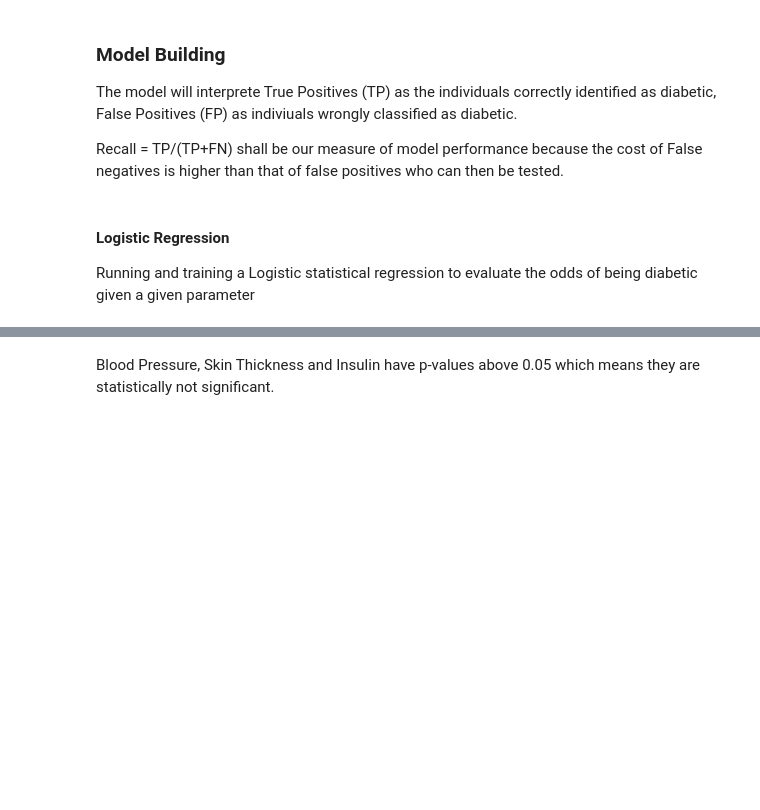
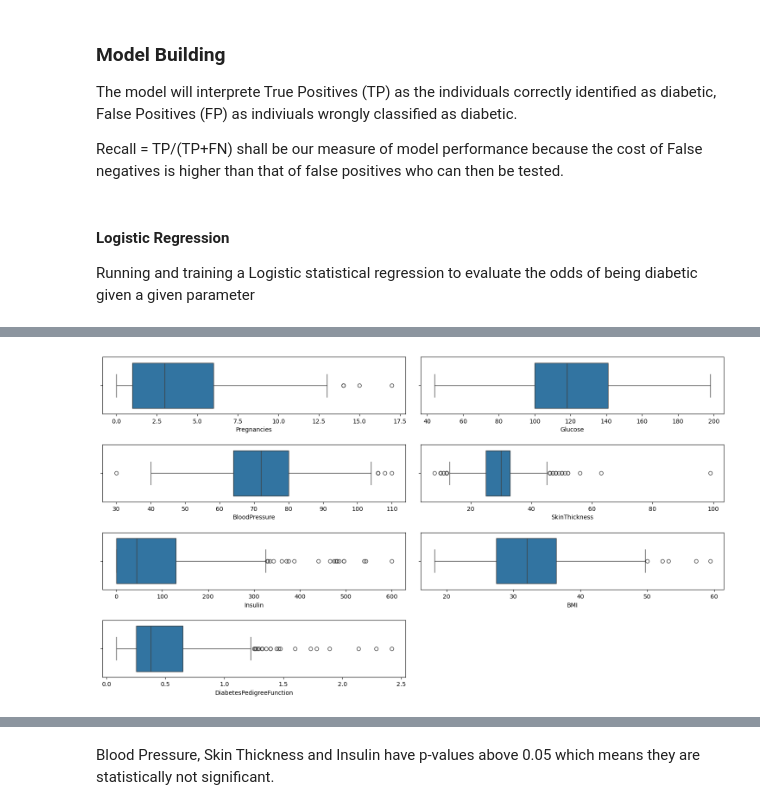
Before and after one commit to royssentongo/Own_projects, a Jupyter notebook: Pima_Diabetes.ipynb, the cells around one changed output, grey strips where cells are left out. Saved outputs shown, nothing was run; the diff lists cells and outputs as text; code cells hidden in the pictures; blank space fills up the shorter version.

```diff
--- a/Pima_Diabetes.ipynb
+++ b/Pima_Diabetes.ipynb
@@ -751,3 +751,15 @@ import statsmodels.stats.api as sms
 from statsmodels.stats.outliers_influence import variance_inflation_factor
 import statsmodels.api as sm
 from statsmodels.tools.tools import add_constant
+# %%
+# Preprocessing the dataset for Statistical logistic regression
+data_stat = data.copy()
+# creating X and Y sets
+X_stat = data_stat.drop(['Outcome','Age'],axis=1)
+Y_stat = data_stat['Outcome']
+
+# adding a constant
+X_stat = sm.add_constant(X_stat)
+
+# splitting the data set
+X_stat_train,X_stat_test,Y_stat_train,Y_stat_test = train_test_split(X_stat,Y_stat,test_size=0.3,stratify=Y_stat,random_state=1)
@@ -753,0 +804,4 @@ from statsmodels.tools.tools import add_constant
+# %%
+# Transforming the X_stat_train with the impute_transform function
+X_stat_train = impute_transform(X_stat_train)
+X_stat_train.isnull().sum()
@@ -753,0 +842,13 @@ from statsmodels.tools.tools import add_constant
+# %%
+# Checking for outliers
+
+plt.figure(figsize=(15, 10))
+
+for i, variable in enumerate(num_cols):
+    plt.subplot(5, 2, i + 1)
+    sns.boxplot(data=X_stat_train, x=variable)
+    plt.tight_layout(pad=2)
+
+plt.show()
+# %% [output]
+[figure, added]
```
Also changed, not shown: parts of 20 cells of this notebook.
